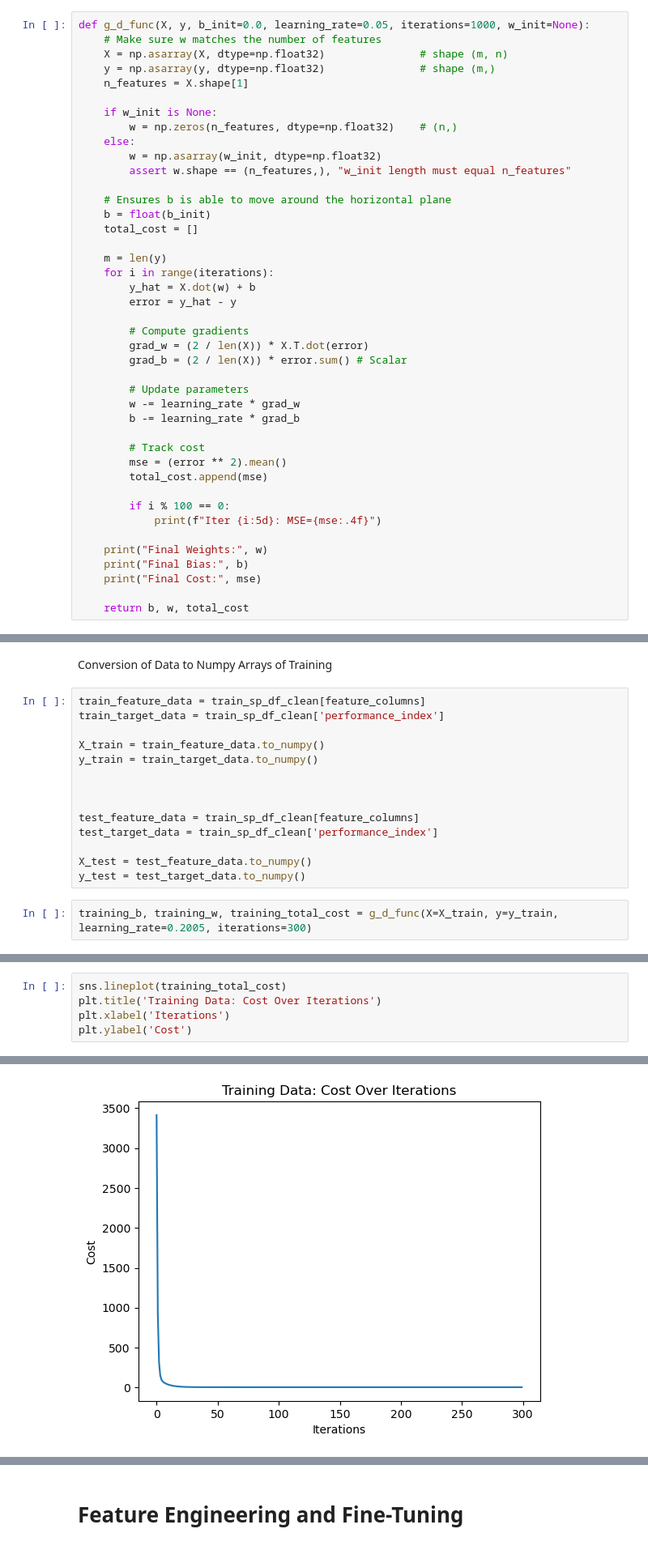
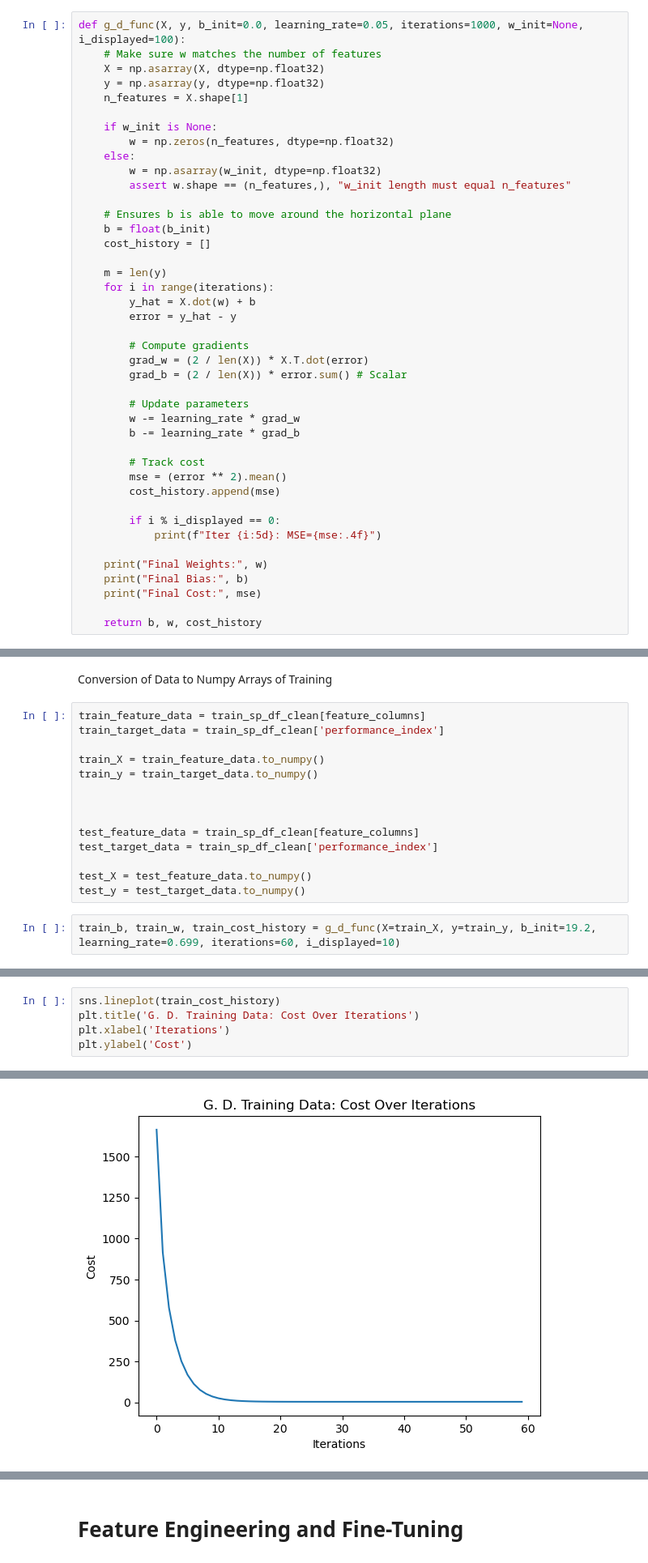
Before and after one commit to jebrown0/gradient_descent_scratch_p_project0, a Jupyter notebook: notebooks/multi_g_d_main.ipynb, the cells around one changed output, grey strips where cells are left out. Shown: that part at 81% size. Saved outputs shown, nothing was run; the diff lists cells and outputs as text.

```diff
--- a/notebooks/multi_g_d_main.ipynb
+++ b/notebooks/multi_g_d_main.ipynb
@@ -263,21 +275,21 @@ print(X_demo.shape)
 # %% [output]
 (100, 5)
 # %%
-def g_d_func(X, y, b_init=0.0, learning_rate=0.05, iterations=1000, w_init=None):
+def g_d_func(X, y, b_init=0.0, learning_rate=0.05, iterations=1000, w_init=None, i_displayed=100):
     # Make sure w matches the number of features
-    X = np.asarray(X, dtype=np.float32)               # shape (m, n)
-    y = np.asarray(y, dtype=np.float32)               # shape (m,)
+    X = np.asarray(X, dtype=np.float32)
+    y = np.asarray(y, dtype=np.float32)
     n_features = X.shape[1]
 
     if w_init is None:
-        w = np.zeros(n_features, dtype=np.float32)    # (n,)
+        w = np.zeros(n_features, dtype=np.float32)
     else:
         w = np.asarray(w_init, dtype=np.float32)
         assert w.shape == (n_features,), "w_init length must equal n_features"
 
     # Ensures b is able to move around the horizontal plane
     b = float(b_init)
-    total_cost = []
+    cost_history = []
 
     m = len(y)
     for i in range(iterations):
@@ -294,14 +306,14 @@ def g_d_func(X, y, b_init=0.0, learning_rate=0.05, iterations=1000, w_init=None)
 
         # Track cost
         mse = (error ** 2).mean()
-        total_cost.append(mse)
+        cost_history.append(mse)
 
-        if i % 100 == 0:
+        if i % i_displayed == 0:
             print(f"Iter {i:5d}: MSE={mse:.4f}")
 
     print("Final Weights:", w)
     print("Final Bias:", b)
     print("Final Cost:", mse)
 
-    return b, w, total_cost
+    return b, w, cost_history
 # %%
@@ -337,16 +389,16 @@ Conversion of Data to Numpy Arrays of Training
 train_feature_data = train_sp_df_clean[feature_columns]
 train_target_data = train_sp_df_clean['performance_index']
 
-X_train = train_feature_data.to_numpy()
-y_train = train_target_data.to_numpy()
+train_X = train_feature_data.to_numpy()
+train_y = train_target_data.to_numpy()
 
 
 
 test_feature_data = train_sp_df_clean[feature_columns]
 test_target_data = train_sp_df_clean['performance_index']
 
-X_test = test_feature_data.to_numpy()
-y_test = test_target_data.to_numpy()
+test_X = test_feature_data.to_numpy()
+test_y = test_target_data.to_numpy()
 # %%
-training_b, training_w, training_total_cost = g_d_func(X=X_train, y=y_train, learning_rate=0.2005, iterations=300)
+train_b, train_w, train_cost_history = g_d_func(X=train_X, y=train_y, b_init=19.2, learning_rate=0.699, iterations=60, i_displayed=10)
 # %% [output]
@@ -385,8 +433,8 @@ Batch Multi-variate Gradient Descent converged at:
 # %%
-sns.lineplot(training_total_cost)
-plt.title('Training Data: Cost Over Iterations')
+sns.lineplot(train_cost_history)
+plt.title('G. D. Training Data: Cost Over Iterations')
 plt.xlabel('Iterations')
 plt.ylabel('Cost')
 # %% [output]
 Text(0, 0.5, 'Cost')
-[figure, old version]
+[figure, new version]
```
Also changed, not shown: parts of 43 cells of this notebook, 4 other files.
